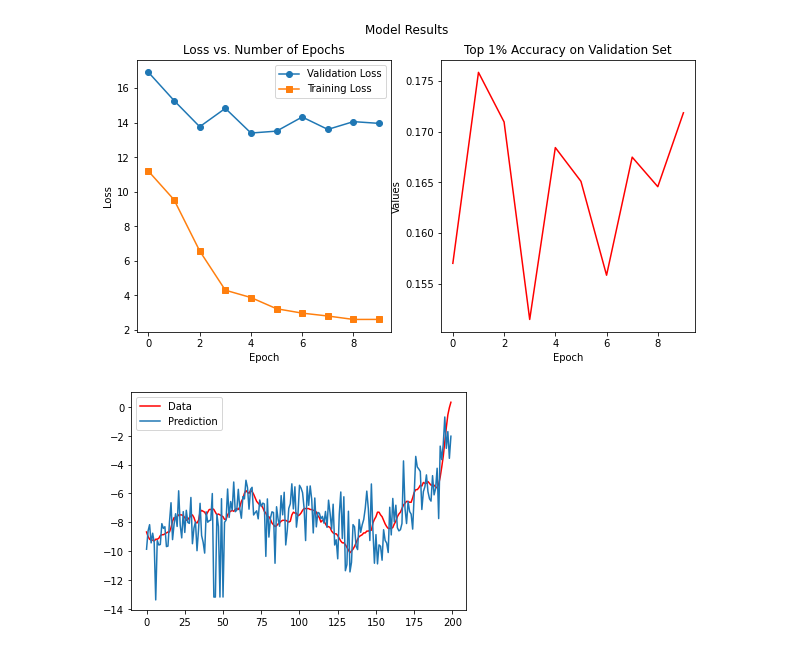
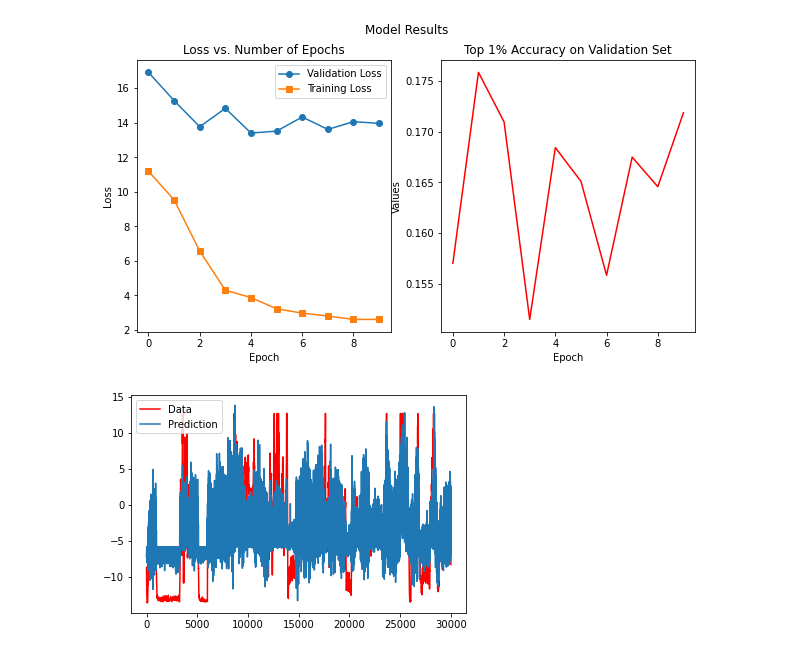
Before and after one commit to AmeanAsad/dendritic-tree-model, a Jupyter notebook: model/WeightedSum.ipynb, the cells around one changed output. Drawn from its saved outputs; the diff is of its cells as text; code cells hidden in the pictures.

```diff
--- a/model/WeightedSum.ipynb
+++ b/model/WeightedSum.ipynb
@@ -20,7 +19,7 @@ torch.manual_seed(43)  # for reproducibility
 
 
 train_data, test_data = getDatasetForFCN(10)
-test_data = train_data
+# test_data = train_data
 print(train_data.__len__())
 print(test_data.__len__())
 # %% [output]
@@ -223,14 +212,18 @@ Epoch 10, Validation Loss: 13.8546, Validation Accuracy: 0.1256
 # %%
 
 
-limit = 200 # Change this to alter how many data points you want to look at.
+limit = 200# Change this to alter how many data points you want to look at.
 
 counter = 0
 truthVal = []
 pred = []
+inputD = None
 while counter < limit:
     dataInput, out  = test_data[counter]
-
+    if inputD == None:
+        inputD = dataInput
+    else:
+        inputD =  torch.cat( (inputD, dataInput), dim=1)
     truthVal.append(float(out))
     dataInput = torch.transpose(dataInput, 0, 1)
     inputVal = dataInput.float()
@@ -243,4 +236,6 @@ plt.plot(truthVal, "-r", label="Data")
 plt.plot(pred, label="Prediction")
 plt.legend()
 plt.show()
+
+print(inputD.shape)
 # %% [output]
@@ -316,25 +317,25 @@ Epoch 10, Validation Loss: 13.9672, Validation Accuracy: 0.1718
 [figure]
 # %%
 
-limit = 200 # Change this to alter how many data points you want to look at.
+limit =  30000# Change this to alter how many data points you want to look at.
 
 counter = 0
 truthVal = []
 pred = []
 while counter < limit:
     dataInput, out  = test_data[counter]
 
     truthVal.append(float(out))
     dataInput = torch.transpose(dataInput, 0, 1)
     inputVal = dataInput.float()
     modelres = model(inputVal.to("cuda"))
     pred.append(float(modelres))
     counter+=1
 
 plt.figure()
 plt.plot(truthVal, "-r", label="Data")
 plt.plot(pred, label="Prediction")
 plt.legend()
 plt.show()
 # %% [output]
-[figure, old version]
+[figure, new version]
```
Also changed, not shown: parts of 6 cells of this notebook, 15 other files.
